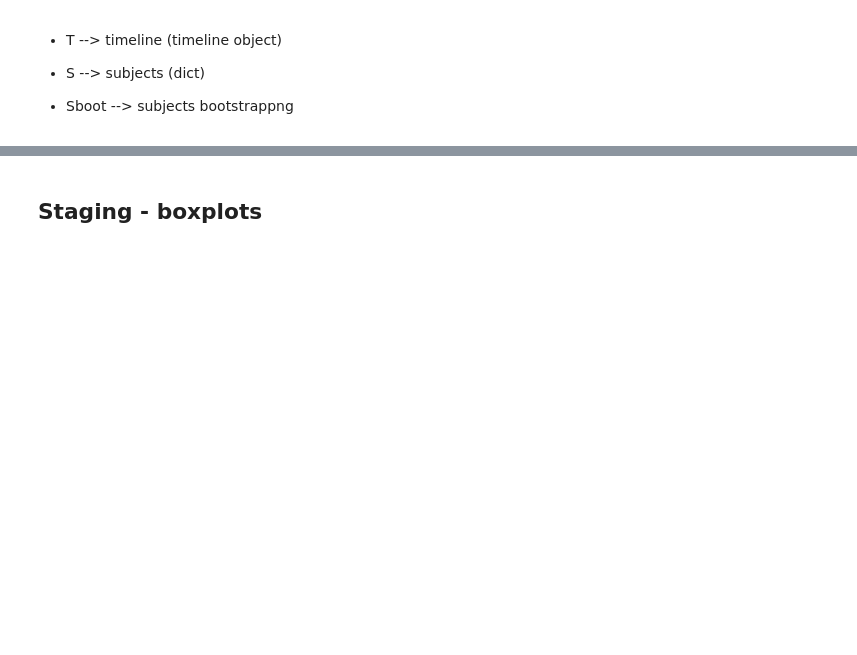
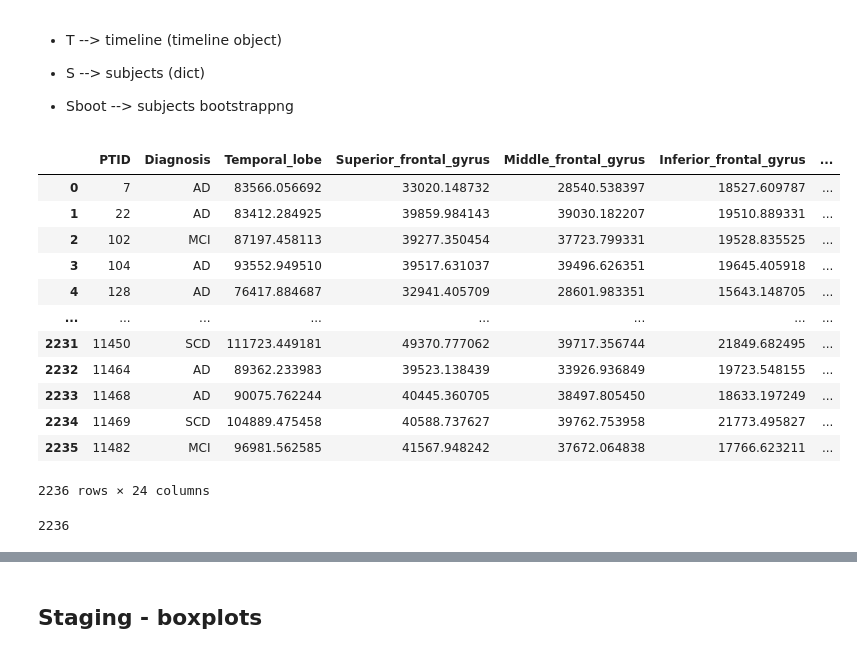
Before and after one commit to rzepkka/Master_Thesis, a Jupyter notebook: notebook_examples/boxplots_ind.ipynb, the cells around one changed output, grey strips where cells are left out. Drawn from its saved outputs; the diff is of its cells as text; code cells hidden in the pictures; blank space fills up the shorter version.

```diff
--- a/notebook_examples/boxplots_ind.ipynb
+++ b/notebook_examples/boxplots_ind.ipynb
@@ -35,3 +35,24 @@ https://scikit-learn.org/stable/modules/model_persistence.html#security-maintain
 - S --> subjects (dict)
 
 - Sboot --> subjects bootstrappng
+# %%
+data = pd.read_csv("data/EDADS_data.csv")
+data
+# %% [output]
+|  | PTID | Diagnosis | Temporal_lobe | Superior_frontal_gyrus | Middle_frontal_gyrus | Inferior_frontal_gyrus | ... |
+| 0 | 7 | AD | 83566.056692 | 33020.148732 | 28540.538397 | 18527.609787 | ... |
+| 1 | 22 | AD | 83412.284925 | 39859.984143 | 39030.182207 | 19510.889331 | ... |
+| 2 | 102 | MCI | 87197.458113 | 39277.350454 | 37723.799331 | 19528.835525 | ... |
+| 3 | 104 | AD | 93552.949510 | 39517.631037 | 39496.626351 | 19645.405918 | ... |
+| 4 | 128 | AD | 76417.884687 | 32941.405709 | 28601.983351 | 15643.148705 | ... |
+| ... | ... | ... | ... | ... | ... | ... | ... |
+| 2231 | 11450 | SCD | 111723.449181 | 49370.777062 | 39717.356744 | 21849.682495 | ... |
+| 2232 | 11464 | AD | 89362.233983 | 39523.138439 | 33926.936849 | 19723.548155 | ... |
+| 2233 | 11468 | AD | 90075.762244 | 40445.360705 | 38497.805450 | 18633.197249 | ... |
+| 2234 | 11469 | SCD | 104889.475458 | 40588.737627 | 39762.753958 | 21773.495827 | ... |
+| 2235 | 11482 | MCI | 96981.562585 | 41567.948242 | 37672.064838 | 17766.623211 | ... |
+2236 rows × 24 columns
+# %%
+len(Sboot[0]['staging'])
+# %% [output]
+2236
```
Also changed, not shown: parts of 5 cells of this notebook.
